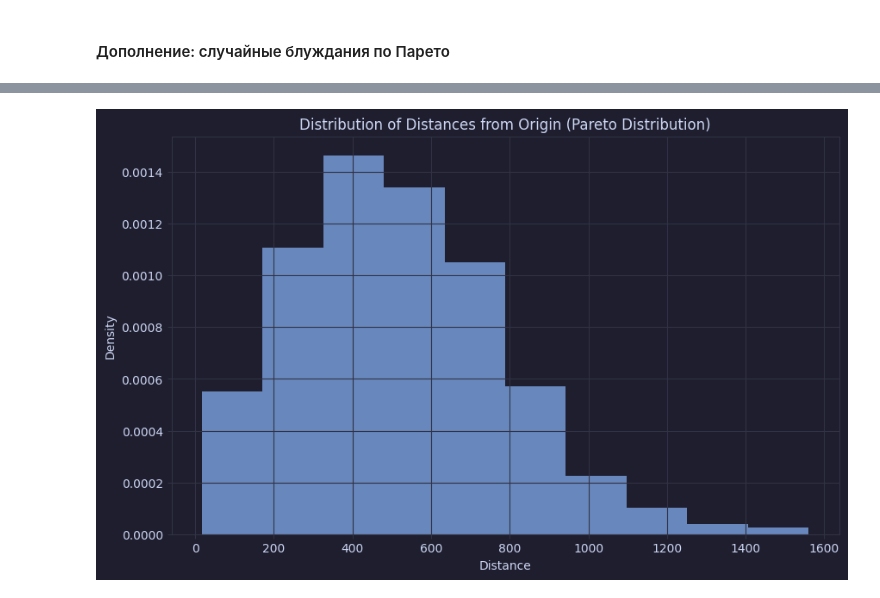
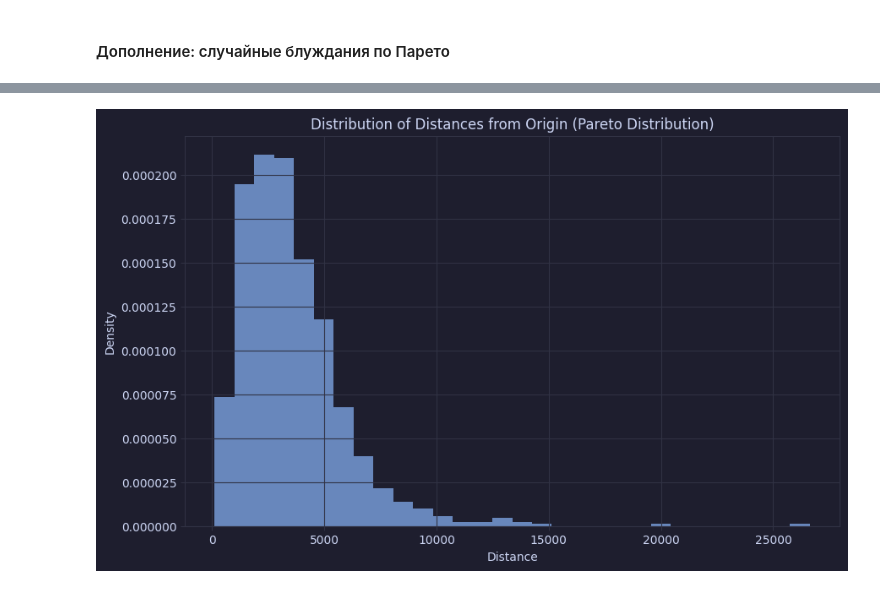
Before and after one commit to lasashq/RandomWalk, a Jupyter notebook: main.ipynb, the cells around one changed output, grey strips where cells are left out. Saved outputs shown, nothing was run; the diff lists cells and outputs as text; code cells hidden in the pictures.

```diff
--- a/main.ipynb
+++ b/main.ipynb
@@ -146,5 +148,5 @@ plot_random_paths(pareto_graph, distr="pareto")
 # %%
-pareto_endpoints = calculate_endpoints(num_paths=1000, distr="pareto", alpha=4.0)
+pareto_endpoints = calculate_endpoints(num_paths=1000, distr="pareto", alpha=2.0)
 # %%
 plot_endpoints(pareto_endpoints, distr="pareto")
 # %% [output]
@@ -152,6 +154,6 @@ plot_endpoints(pareto_endpoints, distr="pareto")
 # %%
 pareto_distances = calculate_distances(pareto_endpoints)
-plot_distance_histogram(pareto_distances, distribution_name="Pareto")
+plot_distance_histogram(pareto_distances, bins=30, distribution_name="Pareto")
 # %% [output]
-[figure, old version]
+[figure, new version]
 # %%
```
Also changed, not shown: parts of 12 cells of this notebook.
